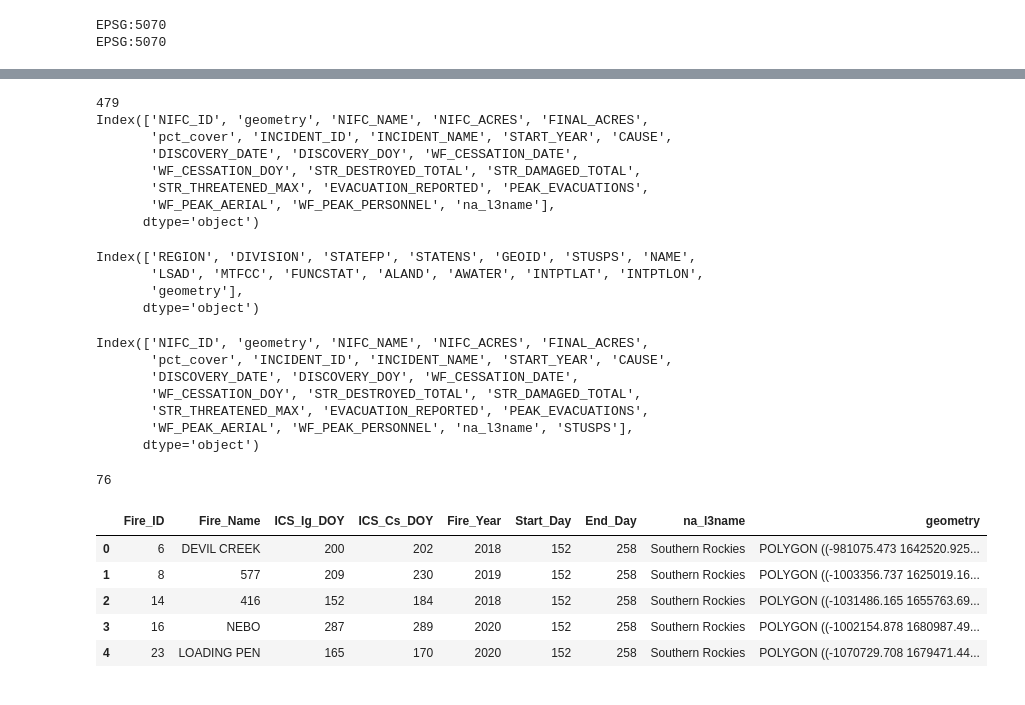
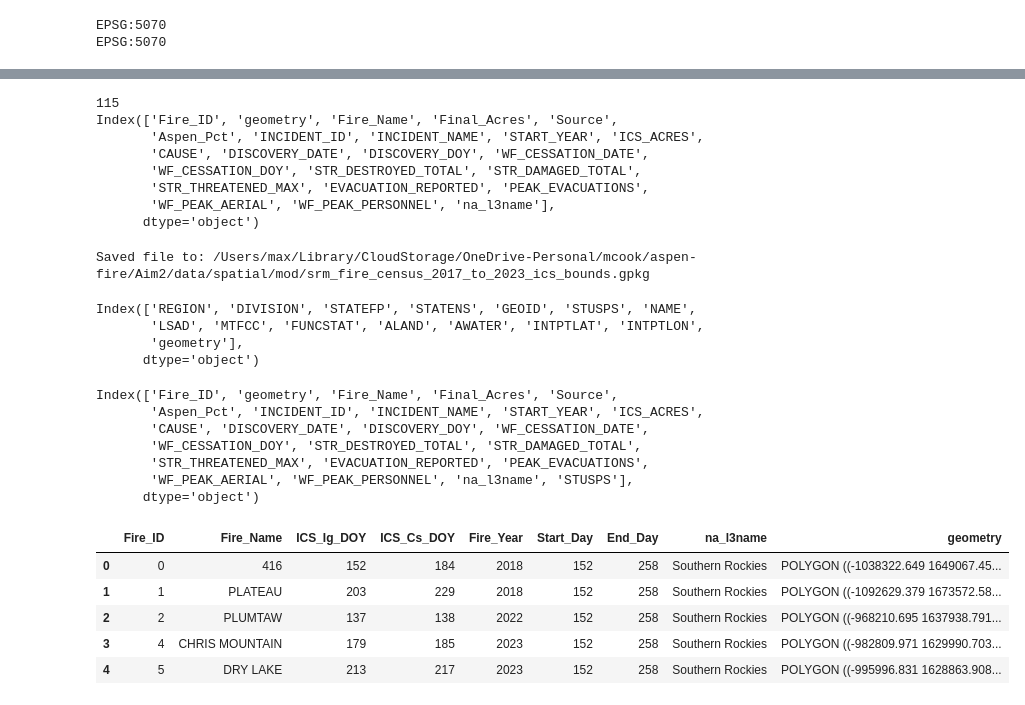
Before and after one commit to natshoff/aspen-fire-fork, a Jupyter notebook: Aim2/code/Python/01ics-geolocate.ipynb, the cells around one changed output, grey strips where cells are left out. Saved outputs shown, nothing was run; the diff lists cells and outputs as text; code cells hidden in the pictures.

```diff
--- a/Aim2/code/Python/01ics-geolocate.ipynb
+++ b/Aim2/code/Python/01ics-geolocate.ipynb
@@ -290,5 +370,7 @@ Index(['NIFC_ID', 'NIFC_NAME', 'NIFC_ACRES', 'INCIDENT_ID', 'INCIDENT_NAME',
 # %%
 # Join perimeter data to ICS-209-PLUS
-aspen_events_ics = pd.merge(aspen_events_, ics_nn_gdf_, left_on='OBJECTID', right_on='NIFC_ID', how='inner')
-aspen_events_ics.columns
+ics_perims.drop(columns=['geometry'], inplace=True)
+fires_ics = pd.merge(fires[['Fire_ID','geometry']], ics_perims, on='Fire_ID', how='right')
+fires_ics = gpd.GeoDataFrame(fires_ics)
+fires_ics.columns
 # %% [output]
@@ -384,35 +406,42 @@ Index(['NIFC_ID', 'NIFC_NAME', 'NIFC_ACRES', 'FINAL_ACRES', 'pct_cover',
       dtype='object')
 # %%
-buffer = 3000 # meters
+buffer = 10000 # meters
 # Group by fire ID
-grouped = aspen_events_ics.groupby('NIFC_ID')
-bounds_gdf = gpd.GeoDataFrame(columns=['NIFC_ID', 'geometry'], crs=aspen_events_ics.crs)
+grouped = fires_ics.groupby('Fire_ID')
+bounds_gdf = gpd.GeoDataFrame(columns=['Fire_ID', 'geometry'], crs=fires_ics.crs)
+
 # Iterate over each fire group
 for fire_id, group in grouped:
-    # Calculate the total bounds (minx, miny, maxx, maxy) for all geometries in the group
-    bounds = box(*group.total_bounds)
-    # Apply buffer if specified
-    if buffer is not None:
-        bounds = bounds.buffer(buffer)
-    # Create a GeoDataFrame for this fire with the bounding box, id, and ig_year
-    fire_gdf = gpd.GeoDataFrame({'NIFC_ID': [fire_id], 'geometry': [bounds]}, crs=aspen_events_ics.crs)
+    # Get all geometries in the group
+    geoms = group.geometry.unary_union  # Combine all geometries into one MultiPolygon/Polygon
+    bounds = geoms.convex_hull.buffer(buffer)
+
+    # Create a GeoDataFrame for this fire with the buffered convex hull
+    fire_bounds = gpd.GeoDataFrame({'Fire_ID': [fire_id], 'geometry': [bounds]}, crs=fires_ics.crs)
+
     # Append the result to the GeoDataFrame
-    bounds_gdf = pd.concat([bounds_gdf, fire_gdf], ignore_index=True)
+    bounds_gdf = pd.concat([bounds_gdf, fire_bounds], ignore_index=True)
 
 # Dissolve by NIFC_ID
-afd_fire_bounds = bounds_gdf.dissolve(by='NIFC_ID')
-afd_fire_bounds = pd.merge(afd_fire_bounds, aspen_events_ics.drop(columns=['geometry']), left_on='NIFC_ID', right_on='NIFC_ID', how='left')
-print(len(afd_fire_bounds['NIFC_ID'].unique()))
+afd_fire_bounds = bounds_gdf.dissolve(by='Fire_ID')
+afd_fire_bounds = pd.merge(afd_fire_bounds, fires_ics.drop(columns=['geometry']), on='Fire_ID', how='left')
+print(len(afd_fire_bounds['Fire_ID'].unique()))
 print(afd_fire_bounds.columns)
 # %% [output]
-479
-Index(['NIFC_ID', 'geometry', 'NIFC_NAME', 'NIFC_ACRES', 'FINAL_ACRES',
-       'pct_cover', 'INCIDENT_ID', 'INCIDENT_NAME', 'START_YEAR', 'CAUSE',
-       'DISCOVERY_DATE', 'DISCOVERY_DOY', 'WF_CESSATION_DATE',
+115
+Index(['Fire_ID', 'geometry', 'Fire_Name', 'Final_Acres', 'Source',
+       'Aspen_Pct', 'INCIDENT_ID', 'INCIDENT_NAME', 'START_YEAR', 'ICS_ACRES',
+       'CAUSE', 'DISCOVERY_DATE', 'DISCOVERY_DOY', 'WF_CESSATION_DATE',
        'WF_CESSATION_DOY', 'STR_DESTROYED_TOTAL', 'STR_DAMAGED_TOTAL',
        'STR_THREATENED_MAX', 'EVACUATION_REPORTED', 'PEAK_EVACUATIONS',
        'WF_PEAK_AERIAL', 'WF_PEAK_PERSONNEL', 'na_l3name'],
       dtype='object')
+# %%
+out_fp = os.path.join(projdir,'data/spatial/mod/srm_fire_census_2017_to_2023_ics_bounds.gpkg')
+afd_fire_bounds.to_file(out_fp)
+print(f"Saved file to: {out_fp}")
+# %% [output]
+Saved file to: /Users/max/Library/CloudStorage/OneDrive-Personal/mcook/aspen-fire/Aim2/data/spatial/mod/srm_fire_census_2017_to_2023_ics_bounds.gpkg
 # %%
 states = os.path.join(maindir, 'data/boundaries/political/TIGER/tl19_us_states_w_ak_lambert.gpkg')
 states = gpd.read_file(states)
@@ -426,48 +455,42 @@ Index(['REGION', 'DIVISION', 'STATEFP', 'STATENS', 'GEOID', 'STUSPS', 'NAME',
 # %%
 centroid = afd_fire_bounds.copy()
 centroid['geometry'] = centroid.geometry.centroid
-fire_state = gpd.overlay(centroid[['NIFC_ID','geometry']], states[['STUSPS','geometry']], how='intersection')
-fire_state = fire_state[['NIFC_ID','STUSPS']]
-afd_fire_bounds_ = pd.merge(afd_fire_bounds, fire_state, on='NIFC_ID', how='left')
+fire_state = gpd.overlay(centroid[['Fire_ID','geometry']], states[['STUSPS','geometry']], how='intersection')
+fire_state = fire_state[['Fire_ID','STUSPS']]
+afd_fire_bounds_ = pd.merge(afd_fire_bounds, fire_state, on='Fire_ID', how='left')
 afd_fire_bounds_.columns
 # %% [output]
-Index(['NIFC_ID', 'geometry', 'NIFC_NAME', 'NIFC_ACRES', 'FINAL_ACRES',
-       'pct_cover', 'INCIDENT_ID', 'INCIDENT_NAME', 'START_YEAR', 'CAUSE',
-       'DISCOVERY_DATE', 'DISCOVERY_DOY', 'WF_CESSATION_DATE',
+Index(['Fire_ID', 'geometry', 'Fire_Name', 'Final_Acres', 'Source',
+       'Aspen_Pct', 'INCIDENT_ID', 'INCIDENT_NAME', 'START_YEAR', 'ICS_ACRES',
+       'CAUSE', 'DISCOVERY_DATE', 'DISCOVERY_DOY', 'WF_CESSATION_DATE',
        'WF_CESSATION_DOY', 'STR_DESTROYED_TOTAL', 'STR_DAMAGED_TOTAL',
        'STR_THREATENED_MAX', 'EVACUATION_REPORTED', 'PEAK_EVACUATIONS',
        'WF_PEAK_AERIAL', 'WF_PEAK_PERSONNEL', 'na_l3name', 'STUSPS'],
       dtype='object')
-# %%
-len(afd_fire_bounds_[afd_fire_bounds_['na_l3name'] == 'Southern Rockies'])
-# %% [output]
-76
 # %%
 # Assign the Parks et al. (2019) start and end days
 special_case = ['Arizona', 'New Mexico']
 afd_fire_bounds_['Start_Day'] = None
 afd_fire_bounds_['End_Day'] = None
 
 afd_fire_bounds_.loc[afd_fire_bounds_['STUSPS'].isin(special_case), ['Start_Day', 'End_Day']] = (91, 181)
 afd_fire_bounds_.loc[~afd_fire_bounds_['STUSPS'].isin(special_case), ['Start_Day', 'End_Day']] = (152, 258)
 
-afd_fire_bounds_ = afd_fire_bounds_[['NIFC_ID','NIFC_NAME','DISCOVERY_DOY','WF_CESSATION_DOY','START_YEAR','Start_Day','End_Day','na_l3name','geometry']]
+afd_fire_bounds_ = afd_fire_bounds_[['Fire_ID','Fire_Name','DISCOVERY_DOY','WF_CESSATION_DOY','START_YEAR','Start_Day','End_Day','na_l3name','geometry']]
 afd_fire_bounds_ = afd_fire_bounds_.rename(columns={
-    'NIFC_ID': 'Fire_ID',
-    'NIFC_NAME': 'Fire_Name',
     'START_YEAR': 'Fire_Year',
     'DISCOVERY_DOY': 'ICS_Ig_DOY',
     'WF_CESSATION_DOY': 'ICS_Cs_DOY'
 })
 afd_fire_bounds_['ICS_Ig_DOY'] = afd_fire_bounds_['ICS_Ig_DOY'].astype(int)
 afd_fire_bounds_['ICS_Cs_DOY'] = afd_fire_bounds_['ICS_Cs_DOY'].astype(int)
 afd_fire_bounds_.head()
 # %% [output]
 |  | Fire_ID | Fire_Name | ICS_Ig_DOY | ICS_Cs_DOY | Fire_Year | Start_Day | End_Day | na_l3name | geometry |
-| 0 | 6 | DEVIL CREEK | 200 | 202 | 2018 | 152 | 258 | Southern Rockies | POLYGON ((-981075.473 1642520.925... |
-| 1 | 8 | 577 | 209 | 230 | 2019 | 152 | 258 | Southern Rockies | POLYGON ((-1003356.737 1625019.16... |
-| 2 | 14 | 416 | 152 | 184 | 2018 | 152 | 258 | Southern Rockies | POLYGON ((-1031486.165 1655763.69... |
-| 3 | 16 | NEBO | 287 | 289 | 2020 | 152 | 258 | Southern Rockies | POLYGON ((-1002154.878 1680987.49... |
-| 4 | 23 | LOADING PEN | 165 | 170 | 2020 | 152 | 258 | Southern Rockies | POLYGON ((-1070729.708 1679471.44... |
+| 0 | 0 | 416 | 152 | 184 | 2018 | 152 | 258 | Southern Rockies | POLYGON ((-1038322.649 1649067.45... |
+| 1 | 1 | PLATEAU | 203 | 229 | 2018 | 152 | 258 | Southern Rockies | POLYGON ((-1092629.379 1673572.58... |
+| 2 | 2 | PLUMTAW | 137 | 138 | 2022 | 152 | 258 | Southern Rockies | POLYGON ((-968210.695 1637938.791... |
+| 3 | 4 | CHRIS MOUNTAIN | 179 | 185 | 2023 | 152 | 258 | Southern Rockies | POLYGON ((-982809.971 1629990.703... |
+| 4 | 5 | DRY LAKE | 213 | 217 | 2023 | 152 | 258 | Southern Rockies | POLYGON ((-995996.831 1628863.908... |
 # %%
 # save this file out for GEE.
```
Also changed, not shown: parts of 36 cells of this notebook, 12 other files.
